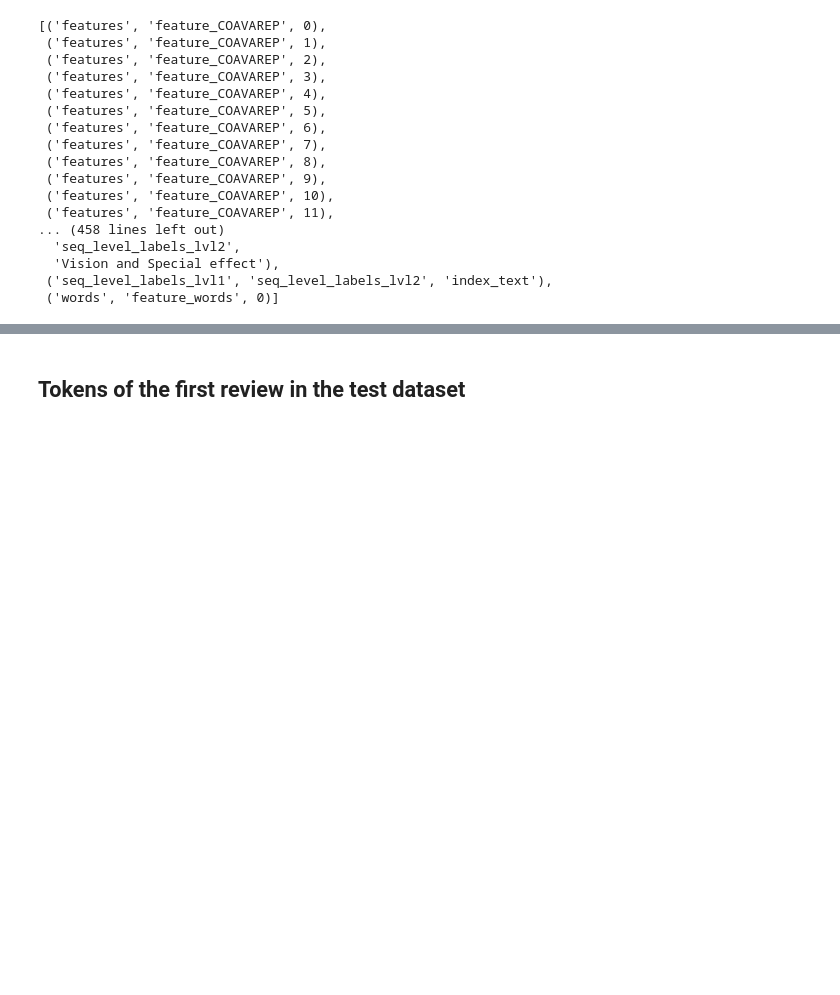
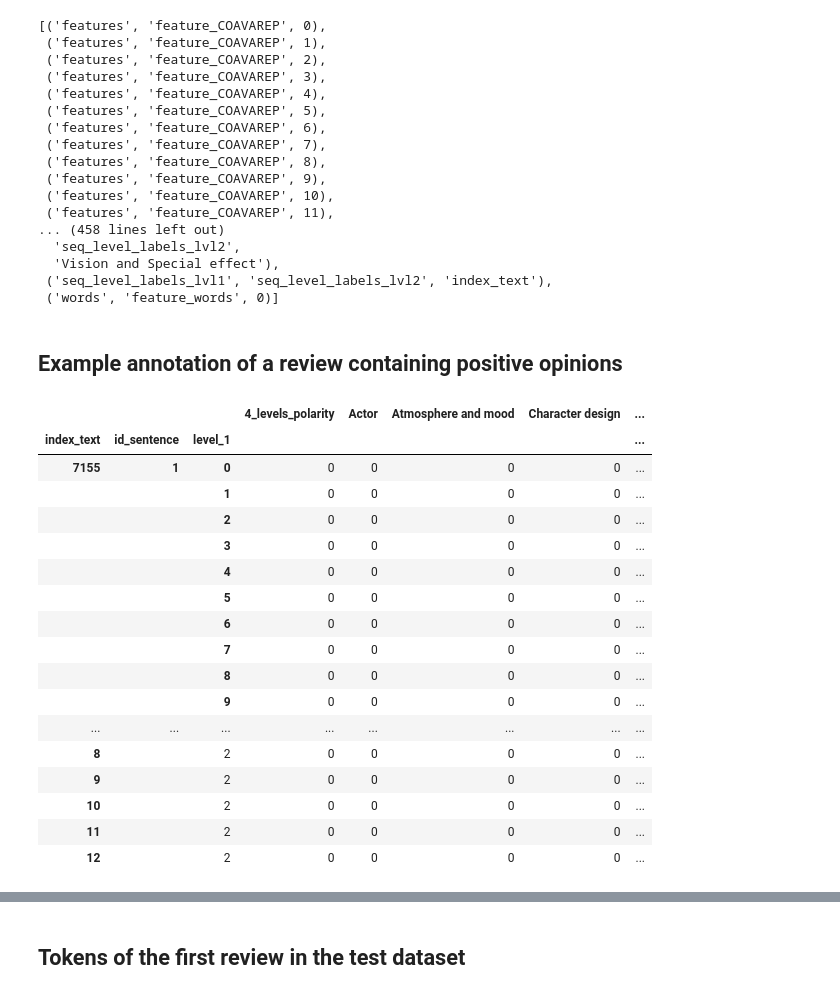
Before and after one commit to eusip/POM, a Jupyter notebook: POM DataFrame Structure.ipynb, the cells around one changed output, grey strips where cells are left out. Saved outputs shown, nothing was run; the diff lists cells and outputs as text; code cells hidden in the pictures; blank space fills up the shorter version.

```diff
--- a/POM DataFrame Structure.ipynb
+++ b/POM DataFrame Structure.ipynb
@@ -38,3 +38,29 @@ list(test_raw.columns)
   'Vision and Special effect'),
  ('seq_level_labels_lvl1', 'seq_level_labels_lvl2', 'index_text'),
  ('words', 'feature_words', 0)]
+# %% [markdown]
+## Example annotation of a review containing positive opinions
+# %%
+test_raw['seq_level_labels_lvl1', 'seq_level_labels_lvl2'].loc[[7155]]
+# df = test_raw['seq_level_labels_lvl1', 'seq_level_labels_lvl2'].loc[[7155]]
+# df.loc[:,~df.eq(0).all()]  # supresses columns not relevant to review
+# df[df['4_levels_polarity'].isin([2])]  # keep only positive sentences
+# %% [output]
+|  |  |  | 4_levels_polarity | Actor | Atmosphere and mood | Character design | ... |
+| index_text | id_sentence | level_1 |  |  |  |  | ... |
+| 7155 | 1 | 0 | 0 | 0 | 0 | 0 | ... |
+|  |  | 1 | 0 | 0 | 0 | 0 | ... |
+|  |  | 2 | 0 | 0 | 0 | 0 | ... |
+|  |  | 3 | 0 | 0 | 0 | 0 | ... |
+|  |  | 4 | 0 | 0 | 0 | 0 | ... |
+|  |  | 5 | 0 | 0 | 0 | 0 | ... |
+|  |  | 6 | 0 | 0 | 0 | 0 | ... |
+|  |  | 7 | 0 | 0 | 0 | 0 | ... |
+|  |  | 8 | 0 | 0 | 0 | 0 | ... |
+|  |  | 9 | 0 | 0 | 0 | 0 | ... |
+| ... | ... | ... | ... | ... | ... | ... | ... |
+| 8 |  | 2 | 0 | 0 | 0 | 0 | ... |
+| 9 |  | 2 | 0 | 0 | 0 | 0 | ... |
+| 10 |  | 2 | 0 | 0 | 0 | 0 | ... |
+| 11 |  | 2 | 0 | 0 | 0 | 0 | ... |
+| 12 |  | 2 | 0 | 0 | 0 | 0 | ... |
```
Also changed, not shown: parts of 4 cells of this notebook, 1 other file.
